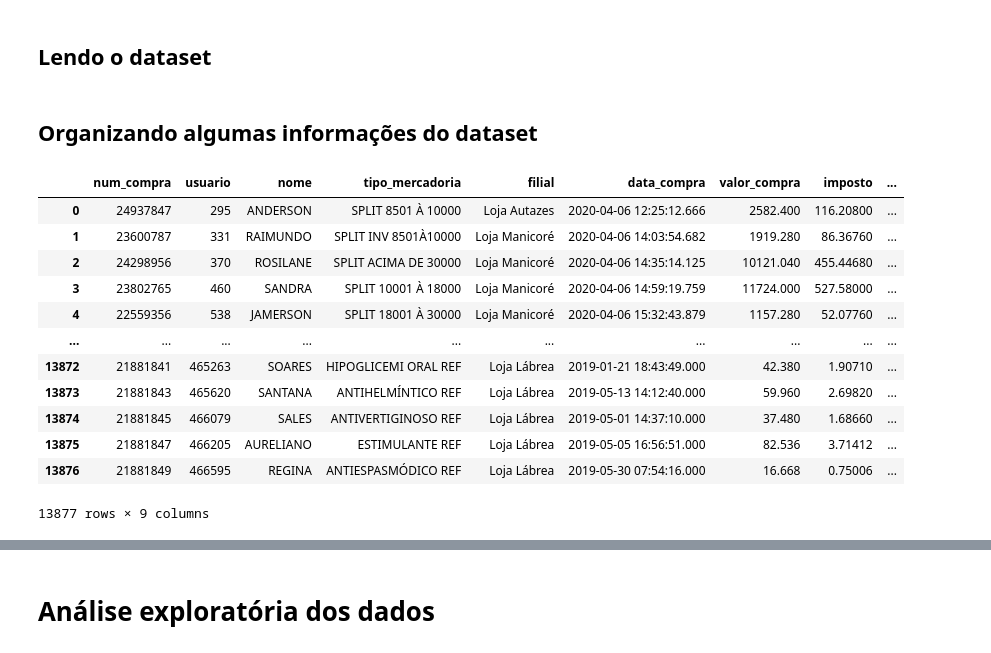
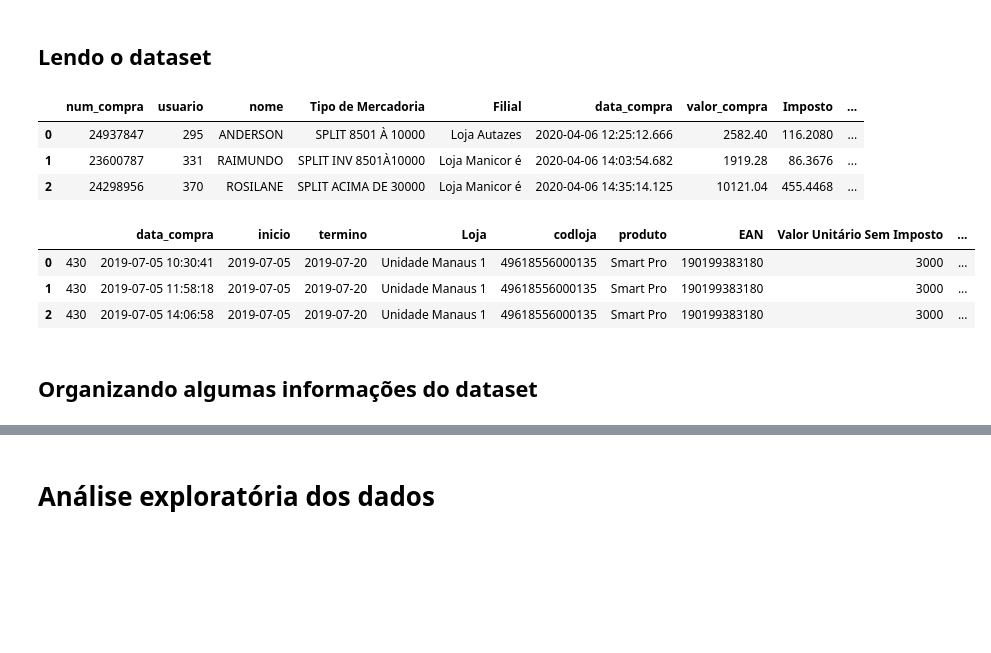
Before and after one commit to Klemersoncastro/Desafio-t-cnico-Bemol, a Jupyter notebook: Desafio Bemol - Código Fonte.ipynb, the cells around one changed output, grey strips where cells are left out. Cells and saved outputs as stored; diff of their text form; code cells hidden in the pictures; blank space fills up the shorter version.

Commit message:
Atualizando o Código Fonte e o Relatório com os resultados de saída

```diff
--- a/Desafio Bemol - Código Fonte.ipynb
+++ b/Desafio Bemol - Código Fonte.ipynb
@@ -32,8 +12,22 @@ import matplotlib.pyplot as plt
 # %% [markdown]
 ## Lendo o dataset
 # %%
-df_questao1 = pd.read_excel('_Desafio 2.0 - Relatório.xlsx', sheet_name="Dados - Questão 1")
-df_questao2 = pd.read_excel('_Desafio 2.0 - Relatório.xlsx', sheet_name="Dados - Questão 2")
+df_questao1 = pd.read_excel('_Desafio 2.0 - Dataset de entrada.xlsx', sheet_name="Dados - Questão 1")
+df_questao2 = pd.read_excel('_Desafio 2.0 - Dataset de entrada.xlsx', sheet_name="Dados - Questão 2")
+# %%
+df_questao1.head(3)
+# %% [output]
+|  | num_compra | usuario | nome | Tipo de Mercadoria | Filial | data_compra | valor_compra | Imposto | ... |
+| 0 | 24937847 | 295 | ANDERSON | SPLIT 8501 À 10000 | Loja Autazes | 2020-04-06 12:25:12.666 | 2582.40 | 116.2080 | ... |
+| 1 | 23600787 | 331 | RAIMUNDO | SPLIT INV 8501À10000 | Loja Manicor é | 2020-04-06 14:03:54.682 | 1919.28 | 86.3676 | ... |
+| 2 | 24298956 | 370 | ROSILANE | SPLIT ACIMA DE 30000 | Loja Manicor é | 2020-04-06 14:35:14.125 | 10121.04 | 455.4468 | ... |
+# %%
+df_questao2.head(3)
+# %% [output]
+|  |  | data_compra | inicio | termino | Loja | codloja | produto | EAN | Valor Unitário Sem Imposto | ... |
+| 0 | 430 | 2019-07-05 10:30:41 | 2019-07-05 | 2019-07-20 | Unidade Manaus 1 | 49618556000135 | Smart Pro | 190199383180 | 3000 | ... |
+| 1 | 430 | 2019-07-05 11:58:18 | 2019-07-05 | 2019-07-20 | Unidade Manaus 1 | 49618556000135 | Smart Pro | 190199383180 | 3000 | ... |
+| 2 | 430 | 2019-07-05 14:06:58 | 2019-07-05 | 2019-07-20 | Unidade Manaus 1 | 49618556000135 | Smart Pro | 190199383180 | 3000 | ... |
 # %% [markdown]
 ## Organizando algumas informações do dataset
 # %%
@@ -47,19 +41,3 @@ df_questao1['cpf_na_nota'] = df_questao1['cpf_na_nota'].apply(lambda x : "Não"
 #Renomeando o nome das filiais de "Loja Lábrea " e "Loja Manicor é " para "Loja Lábrea" e "Loja Manicoré"
 df_questao1['filial'] = df_questao1['filial'].apply(lambda x : "Loja Lábrea" if(x=='Loja Lábrea ') else x)
 df_questao1['filial'] = df_questao1['filial'].apply(lambda x : "Loja Manicoré" if(x=='Loja Manicor é ') else x)
-# %%
-df_questao1
-# %% [output]
-|  | num_compra | usuario | nome | tipo_mercadoria | filial | data_compra | valor_compra | imposto | ... |
-| 0 | 24937847 | 295 | ANDERSON | SPLIT 8501 À 10000 | Loja Autazes | 2020-04-06 12:25:12.666 | 2582.400 | 116.20800 | ... |
-| 1 | 23600787 | 331 | RAIMUNDO | SPLIT INV 8501À10000 | Loja Manicoré | 2020-04-06 14:03:54.682 | 1919.280 | 86.36760 | ... |
-| 2 | 24298956 | 370 | ROSILANE | SPLIT ACIMA DE 30000 | Loja Manicoré | 2020-04-06 14:35:14.125 | 10121.040 | 455.44680 | ... |
-| 3 | 23802765 | 460 | SANDRA | SPLIT 10001 À 18000 | Loja Manicoré | 2020-04-06 14:59:19.759 | 11724.000 | 527.58000 | ... |
-| 4 | 22559356 | 538 | JAMERSON | SPLIT 18001 À 30000 | Loja Manicoré | 2020-04-06 15:32:43.879 | 1157.280 | 52.07760 | ... |
-| ... | ... | ... | ... | ... | ... | ... | ... | ... | ... |
-| 13872 | 21881841 | 465263 | SOARES | HIPOGLICEMI ORAL REF | Loja Lábrea | 2019-01-21 18:43:49.000 | 42.380 | 1.90710 | ... |
-| 13873 | 21881843 | 465620 | SANTANA | ANTIHELMÍNTICO REF | Loja Lábrea | 2019-05-13 14:12:40.000 | 59.960 | 2.69820 | ... |
-| 13874 | 21881845 | 466079 | SALES | ANTIVERTIGINOSO REF | Loja Lábrea | 2019-05-01 14:37:10.000 | 37.480 | 1.68660 | ... |
-| 13875 | 21881847 | 466205 | AURELIANO | ESTIMULANTE REF | Loja Lábrea | 2019-05-05 16:56:51.000 | 82.536 | 3.71412 | ... |
-| 13876 | 21881849 | 466595 | REGINA | ANTIESPASMÓDICO REF | Loja Lábrea | 2019-05-30 07:54:16.000 | 16.668 | 0.75006 | ... |
-13877 rows × 9 columns
```
Also changed, not shown: parts of 7 cells of this notebook.
